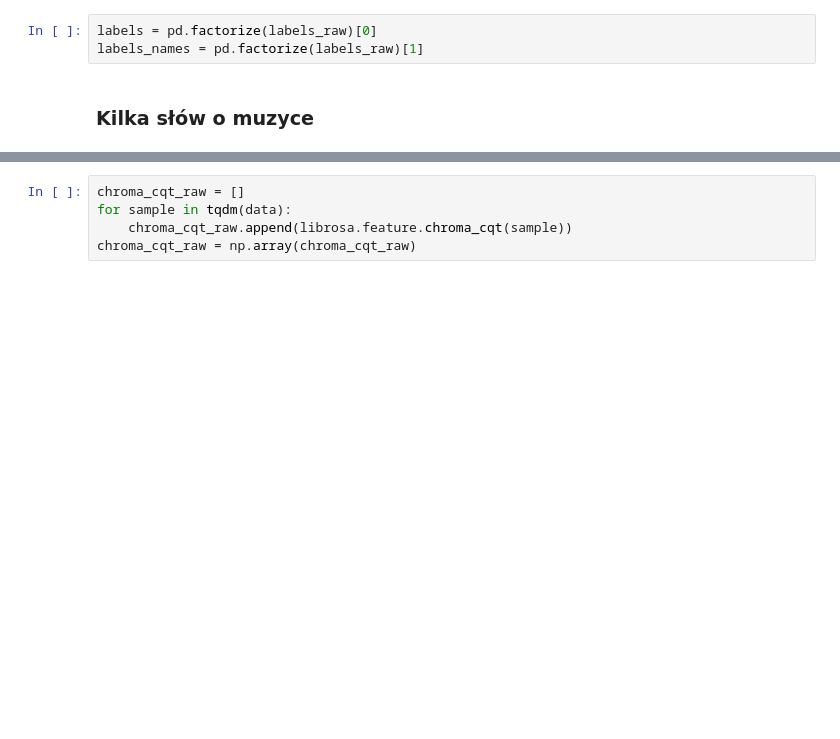
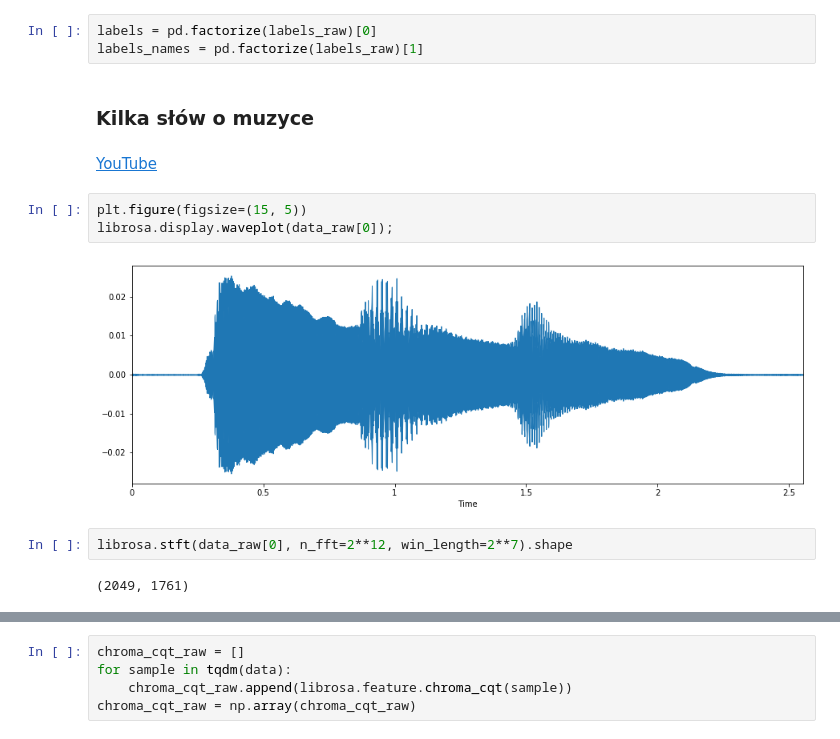
Before and after one commit to AdiSk325/Music_ML_analyzing, a Jupyter notebook: CNN_tonation_recognition.ipynb, the cells around one changed output, grey strips where cells are left out. Cells and saved outputs as stored; diff of their text form; blank space fills up the shorter version.

```diff
--- a/CNN_tonation_recognition.ipynb
+++ b/CNN_tonation_recognition.ipynb
@@ -108,3 +135,14 @@ labels = pd.factorize(labels_raw)[0]
 labels_names = pd.factorize(labels_raw)[1]
 # %% [markdown]
 ### Kilka słów o muzyce
+# %% [markdown]
+[YouTube](https://www.youtube.com/watch?v=spUNpyF58BY)
+# %%
+plt.figure(figsize=(15, 5))
+librosa.display.waveplot(data_raw[0]);
+# %% [output]
+[figure, added]
+# %%
+librosa.stft(data_raw[0], n_fft=2**12, win_length=2**7).shape
+# %% [output]
+(2049, 1761)
```
Also changed, not shown: parts of 18 cells of this notebook, 1 other file.
